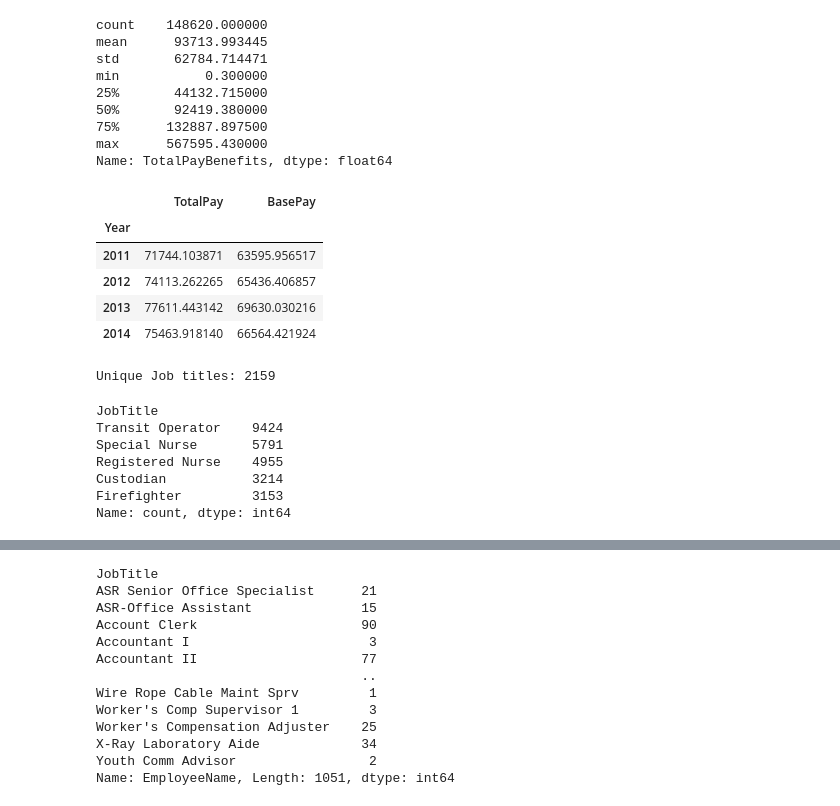
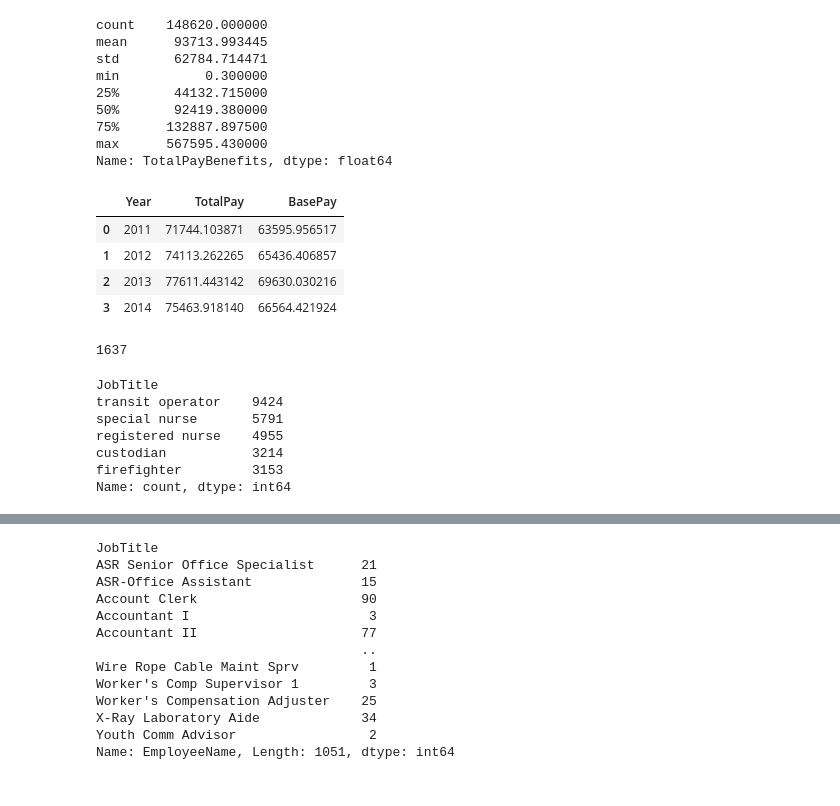
Before and after one commit to belhaddadmohamed/Kaggle-Competitions-Data-Analytics, a Jupyter notebook: DS - M.Othaman/Full Data Analysis Project/مشروع كامل في تحليل البيانات.ipynb, the cells around one changed output, grey strips where cells are left out. Saved outputs shown, nothing was run; the diff lists cells and outputs as text; code cells hidden in the pictures.

```diff
--- a/DS - M.Othaman/Full Data Analysis Project/مشروع كامل في تحليل البيانات.ipynb
+++ b/DS - M.Othaman/Full Data Analysis Project/مشروع كامل في تحليل البيانات.ipynb
@@ -141,29 +142,28 @@ min           0.300000
 max      567595.430000
 Name: TotalPayBenefits, dtype: float64
 # %%
-# What was the average (mean) BasePay of all employees per year?
-salaries.groupby('Year')[["TotalPay", "BasePay"]].mean()
+# What was the average BasePay, TotalPay of all employees per year?
+salaries.groupby('Year', as_index=False)[["TotalPay", "BasePay"]].mean()
 # %% [output]
-|  | TotalPay | BasePay |
-| Year |  |  |
-| 2011 | 71744.103871 | 63595.956517 |
-| 2012 | 74113.262265 | 65436.406857 |
-| 2013 | 77611.443142 | 69630.030216 |
-| 2014 | 75463.918140 | 66564.421924 |
+|  | Year | TotalPay | BasePay |
+| 0 | 2011 | 71744.103871 | 63595.956517 |
+| 1 | 2012 | 74113.262265 | 65436.406857 |
+| 2 | 2013 | 77611.443142 | 69630.030216 |
+| 3 | 2014 | 75463.918140 | 66564.421924 |
 # %%
 # How many unique JobTitles are there?
-print("Unique Job titles:", salaries['JobTitle'].nunique())
+salaries['JobTitle'].str.lower().nunique()
 # %% [output]
-Unique Job titles: 2159
+1637
 # %%
 # What are the top 5 most common Jobs?
-top_5_jobs = salaries['JobTitle'].str.strip().str.title().value_counts()[:5]
+top_5_jobs = salaries['JobTitle'].str.strip().str.lower().value_counts()[:5]
 top_5_jobs
 # %% [output]
 JobTitle
-Transit Operator    9424
-Special Nurse       5791
-Registered Nurse    4955
-Custodian           3214
-Firefighter         3153
+transit operator    9424
+special nurse       5791
+registered nurse    4955
+custodian           3214
+firefighter         3153
 Name: count, dtype: int64
```
Also changed, not shown: parts of 5 cells of this notebook.
